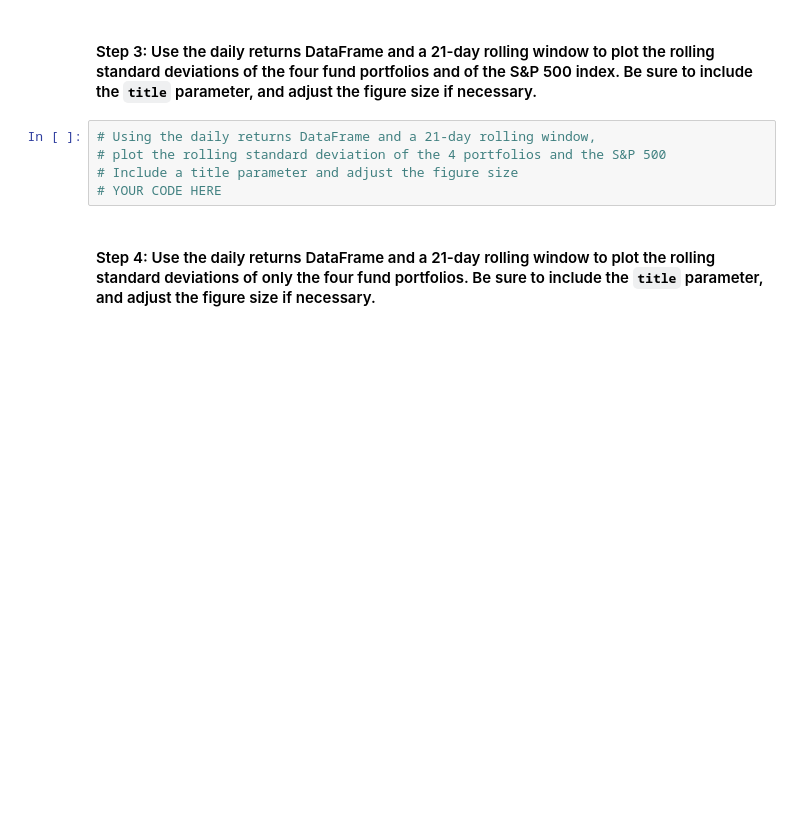
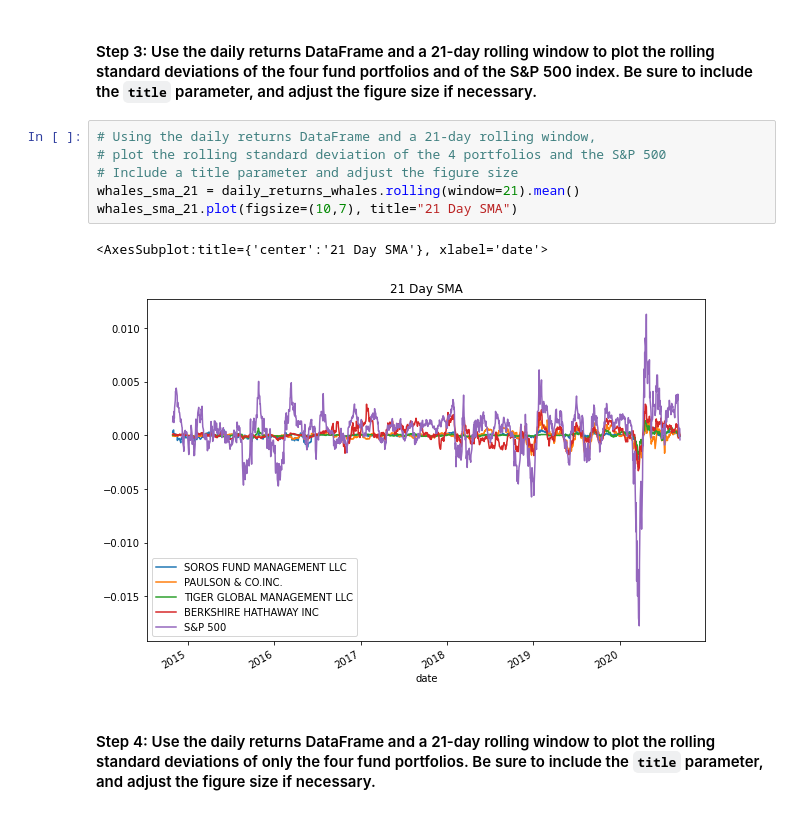
Before and after one commit to Khatijaa/Challenge_4_Final, a Jupyter notebook: risk_return_analysis.ipynb, the cells around one changed output. Saved outputs shown, nothing was run; the diff lists cells and outputs as text; blank space fills up the shorter version.

```diff
--- a/risk_return_analysis.ipynb
+++ b/risk_return_analysis.ipynb
@@ -223,8 +262,12 @@ Evaluate the risk profile of each portfolio by using the standard deviation and
 # %%
 # Using the daily returns DataFrame and a 21-day rolling window,
 # plot the rolling standard deviation of the 4 portfolios and the S&P 500
 # Include a title parameter and adjust the figure size
-# YOUR CODE HERE
+whales_sma_21 = daily_returns_whales.rolling(window=21).mean()
+whales_sma_21.plot(figsize=(10,7), title="21 Day SMA")
+# %% [output]
+<AxesSubplot:title={'center':'21 Day SMA'}, xlabel='date'>
+[figure, added]
 # %% [markdown]
 #### Step 4: Use the daily returns DataFrame and a 21-day rolling window to plot the rolling standard deviations of only the four fund portfolios. Be sure to include the `title` parameter, and adjust the figure size if necessary.
 # %%
```
Also changed, not shown: parts of 17 cells of this notebook.
